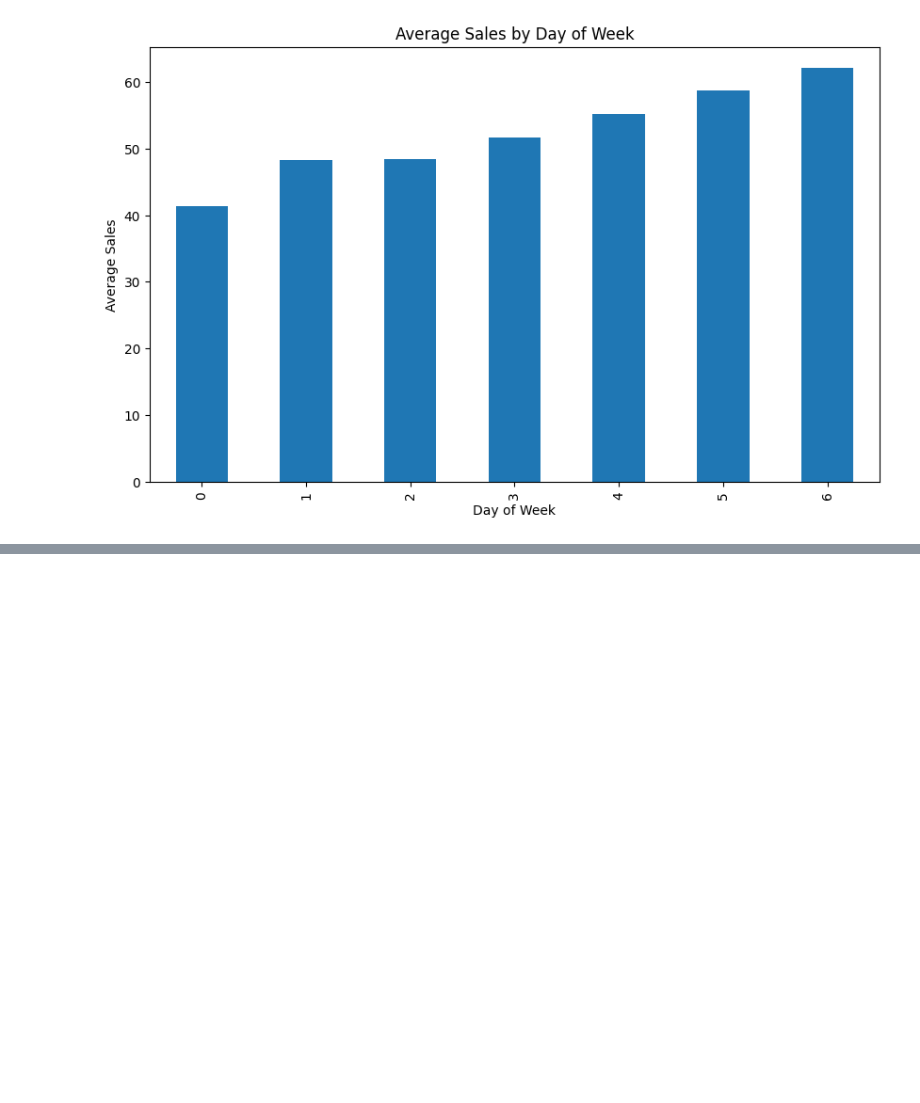
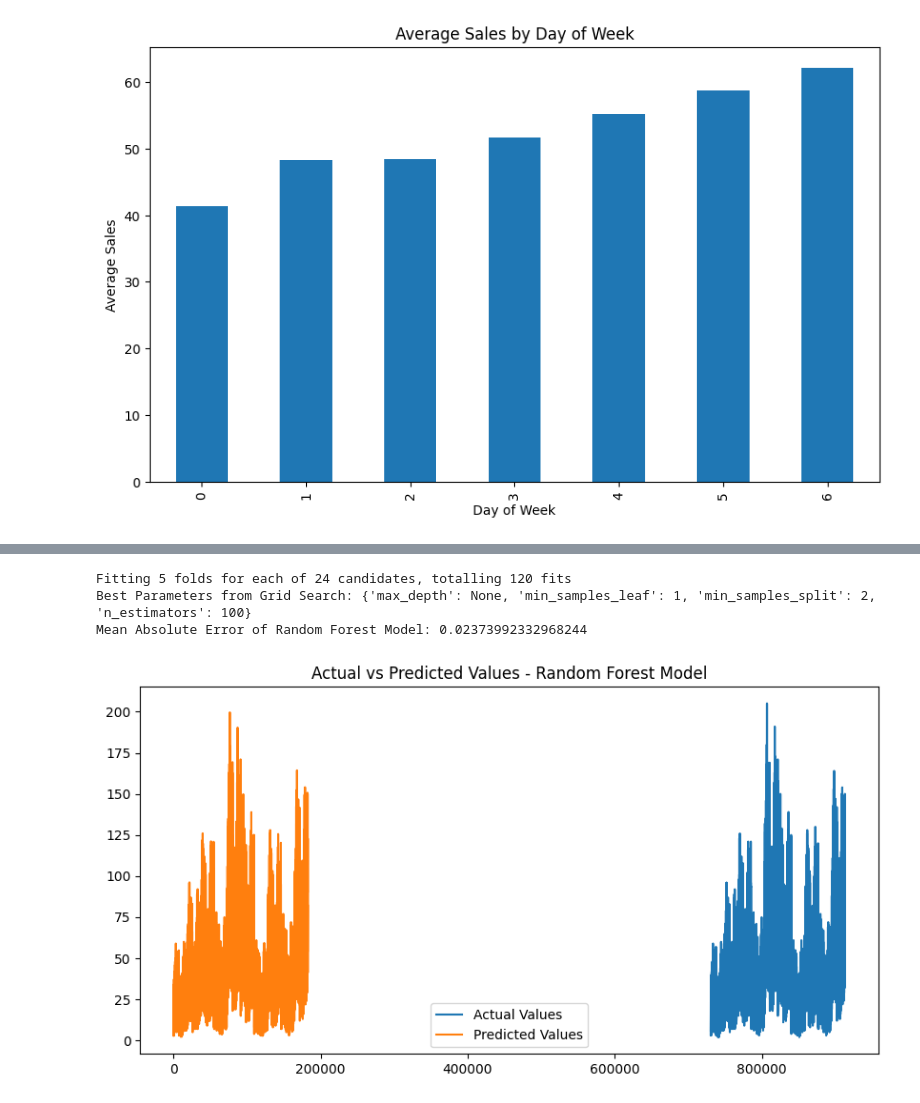
Before and after one commit to AlanDD13/inventory-demand-forecasting, a Jupyter notebook: Forecasting.ipynb, the cells around one changed output, grey strips where cells are left out. Cells and saved outputs as stored; diff of their text form; code cells hidden in the pictures; blank space fills up the shorter version.

Commit message:
Model best params

```diff
--- a/Forecasting.ipynb
+++ b/Forecasting.ipynb
@@ -353,0 +366,44 @@ Mean Absolute Error: 20.461691339766332
+# %%
+param_grid = {
+    'n_estimators': [50, 100],       # Number of trees in the forest
+    'max_depth': [5, 10, None],       # Maximum depth of each tree
+    'min_samples_split': [2, 5],      # Minimum samples to split an internal node
+    'min_samples_leaf': [1, 2]         # Minimum samples at a leaf node
+}
+
+# Step 3: Set up TimeSeriesSplit and GridSearchCV
+tscv = TimeSeriesSplit(n_splits=5)  # Time-series split for cross-validation
+
+grid_search = GridSearchCV(estimator=rf_model,
+                           param_grid=param_grid,
+                           scoring='neg_mean_absolute_error',
+                           cv=tscv,
+                           verbose=1,
+                           n_jobs=-1)
+
+# Step 4: Fit GridSearchCV on training data
+grid_search.fit(X_train, y_train)
+
+# Retrieve the best parameters and model
+best_rf_model = grid_search.best_estimator_
+print("Best Parameters from Grid Search:", grid_search.best_params_)
+
+# Step 5: Evaluate the model on test data
+predictions = best_rf_model.predict(X_test)
+
+# Calculate MAE
+mae = mean_absolute_error(y_test, predictions)
+print("Mean Absolute Error of Random Forest Model:", mae)
+
+# Step 6: Optional - Plot predictions vs actual values
+plt.figure(figsize=(10, 5))
+plt.plot(y_test, label="Actual Values")
+plt.plot(predictions, label="Predicted Values")
+plt.legend()
+plt.title("Actual vs Predicted Values - Random Forest Model")
+plt.show()
+# %% [output]
+Fitting 5 folds for each of 24 candidates, totalling 120 fits
+Best Parameters from Grid Search: {'max_depth': None, 'min_samples_leaf': 1, 'min_samples_split': 2, 'n_estimators': 100}
+Mean Absolute Error of Random Forest Model: 0.02373992332968244
+[figure, added]
```
Also changed, not shown: parts of 3 cells of this notebook.
